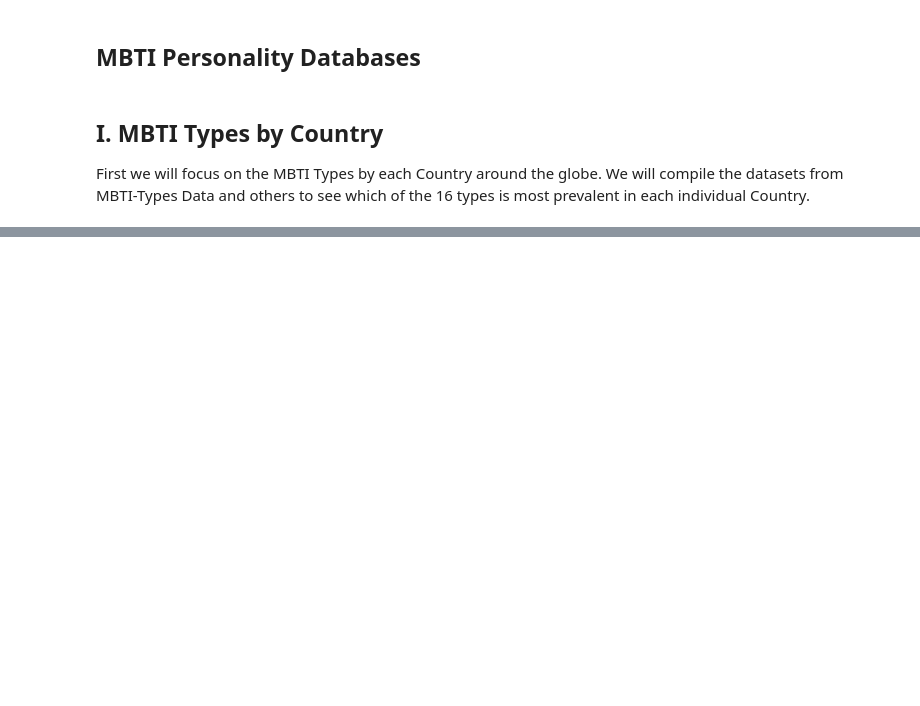
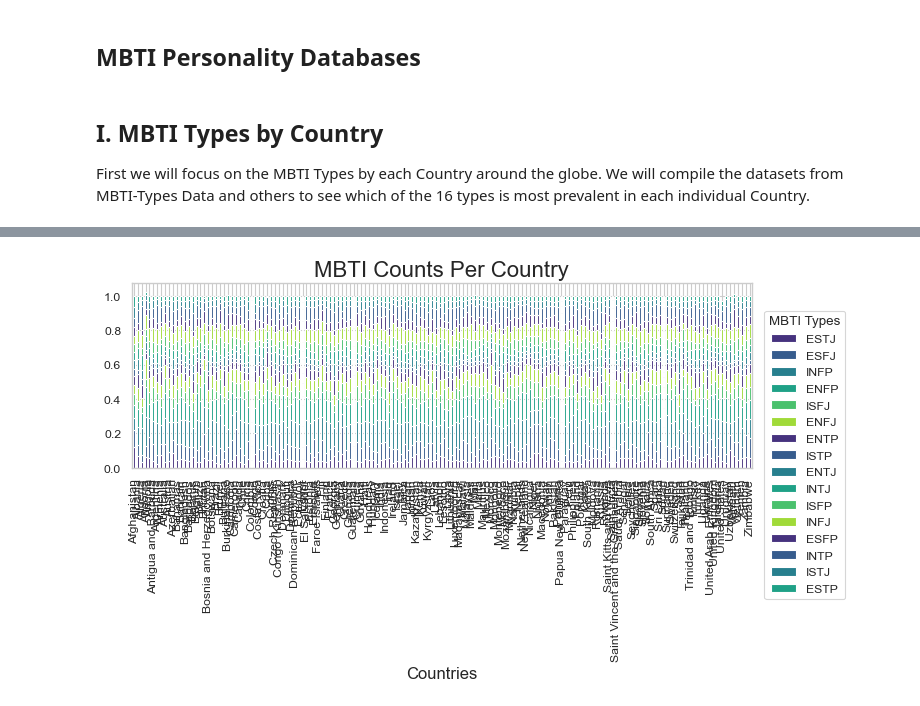
Before and after one commit to BellaIngenue/TypologyAndMentalHealth, a Jupyter notebook: SienaRivera-PersonalProject.ipynb, the cells around one changed output, grey strips where cells are left out. Drawn from its saved outputs; the diff is of its cells as text; code cells hidden in the pictures; blank space fills up the shorter version.

Commit message:
Updated original code and added visuals

```diff
--- a/SienaRivera-PersonalProject.ipynb
+++ b/SienaRivera-PersonalProject.ipynb
@@ -113,0 +124,22 @@ First we will focus on the MBTI Types by each Country around the globe. We will
+# %%
+#columns to sum up -A and -T
+df['ESTJ'] = df[['ESTJ-A','ESTJ-T']].sum(axis=1)
+df['ESFJ'] = df[['ESFJ-A','ESFJ-T']].sum(axis=1)
+df['INFP'] = df[['INFP-A','INFP-T']].sum(axis=1)
+df['ENFP'] = df[['ENFP-A','ENFP-T']].sum(axis=1)
+df['ISFJ'] = df[['ISFJ-A','ISFJ-T']].sum(axis=1)
+df['ENFJ'] = df[['ENFJ-A','ENFJ-T']].sum(axis=1)
+df['ENTP'] = df[['ENTP-A','ENTP-T']].sum(axis=1)
+df['ISTP'] = df[['ISTP-A','ISTP-T']].sum(axis=1)
+df['ENTJ'] = df[['ENTJ-A','ENTJ-T']].sum(axis=1)
+df['INTJ'] = df[['INTJ-A','INTJ-T']].sum(axis=1)
+df['ISFP'] = df[['ISFP-A','ISFP-T']].sum(axis=1)
+df['INFJ'] = df[['INFJ-A','INFJ-T']].sum(axis=1)
+df['ESFP'] = df[['ESFP-A','ESFP-T']].sum(axis=1)
+df['INTP'] = df[['INTP-A','INTP-T']].sum(axis=1)
+df['ISTJ'] = df[['ISTJ-A','ISTJ-T']].sum(axis=1)
+df['ESTP'] = df[['ESTP-A','ESTP-T']].sum(axis=1)
+# %%
+#drop the old columns and replace with the new ones
+df.drop(df.iloc[:, 1:33], axis=1, inplace=True)
+df.head(5)
@@ -113,0 +153,3 @@ First we will focus on the MBTI Types by each Country around the globe. We will
+# %%
+mbti_country_total = df
+mbti_country_total.head(5)
@@ -113,0 +172,20 @@ First we will focus on the MBTI Types by each Country around the globe. We will
+# %%
+#grapping for MBTI and Country percentages (ALL Countries)
+mbti_country_plot = mbti_country_total["Country"].value_counts()
+plt.rcParams['figure.dpi'] = 80
+sns.set(style="whitegrid", font_scale=1)
+sns.set(rc={'figure.figsize':(10,3)})
+
+sns.set_palette('husl')
+sns.set(style="whitegrid")
+colors= sns.color_palette('viridis')
+ax = mbti_country_total.set_index("Country").plot(kind="bar", stacked=True, color=colors)
+#mbti_country_plot = sns.barplot(stacked=True, x=mbti_country_total["Country"], y=mbti_country_total["ESTJ"])
+ax.set_ylabel("", fontsize = 15)
+ax.set_xlabel("Countries", fontsize=15)
+ax.legend(bbox_to_anchor=(1.02, 0.85), loc='upper left', borderaxespad=0, title="MBTI Types")
+ax.set_title("MBTI Counts Per Country", fontsize=20)
+# ignorethis = df.set_xticklabels(df["Country"].unique().astype(str), rotation='vertical', fontsize=10)
+figure = ax.get_figure()
+# %% [output]
+[figure, added]
```
Also changed, not shown: parts of 13 cells of this notebook, 10 other files.
